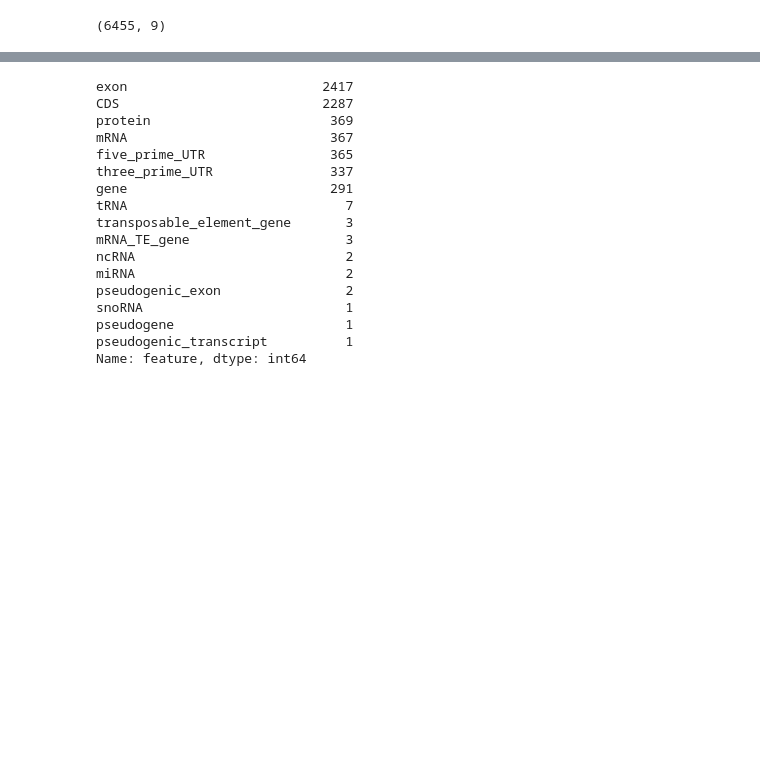
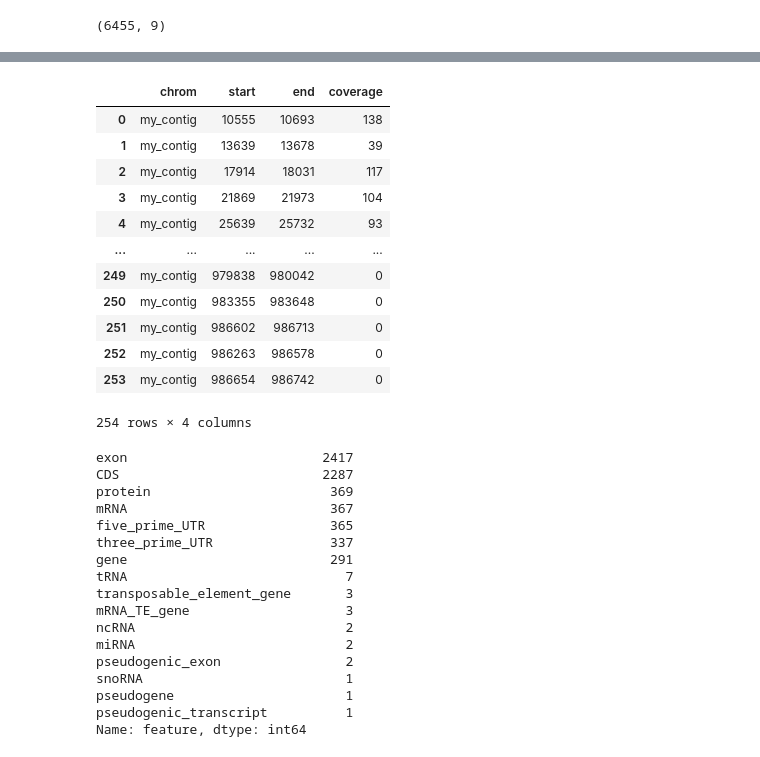
Before and after one commit to songlab-cal/gpn, a Jupyter notebook: plantbert/mlm/plot_example_embedding.ipynb, the cells around one changed output, grey strips where cells are left out. Saved outputs shown, nothing was run; the diff lists cells and outputs as text; code cells hidden in the pictures; blank space fills up the shorter version.

```diff
--- a/plantbert/mlm/plot_example_embedding.ipynb
+++ b/plantbert/mlm/plot_example_embedding.ipynb
@@ -305,0 +386,3 @@ gtf.shape
+# %%
+first_introns = first_introns[first_introns != ""]
+first_introns
@@ -305,0 +403,4 @@ gtf.shape
+# %%
+first_introns.drop_duplicates(inplace=True)
+# %%
+first_introns = first_introns.to_frame()
@@ -306,3 +428,22 @@ gtf.shape
+# %%
+import bioframe as bf
+
+#bf.is_bedframe(first_introns)
+bf.coverage(first_introns, first_introns.head(10))
+# %% [output]
+|  | chrom | start | end | coverage |
+| 0 | my_contig | 10555 | 10693 | 138 |
+| 1 | my_contig | 13639 | 13678 | 39 |
+| 2 | my_contig | 17914 | 18031 | 117 |
+| 3 | my_contig | 21869 | 21973 | 104 |
+| 4 | my_contig | 25639 | 25732 | 93 |
+| ... | ... | ... | ... | ... |
+| 249 | my_contig | 979838 | 980042 | 0 |
+| 250 | my_contig | 983355 | 983648 | 0 |
+| 251 | my_contig | 986602 | 986713 | 0 |
+| 252 | my_contig | 986263 | 986578 | 0 |
+| 253 | my_contig | 986654 | 986742 | 0 |
+254 rows × 4 columns
 # %%
 # Experimental: shrink features to avoid sampling a position
 # at the edge between and exon and intron, where local averaging
```
Also changed, not shown: parts of 16 cells of this notebook, 2 other files.
